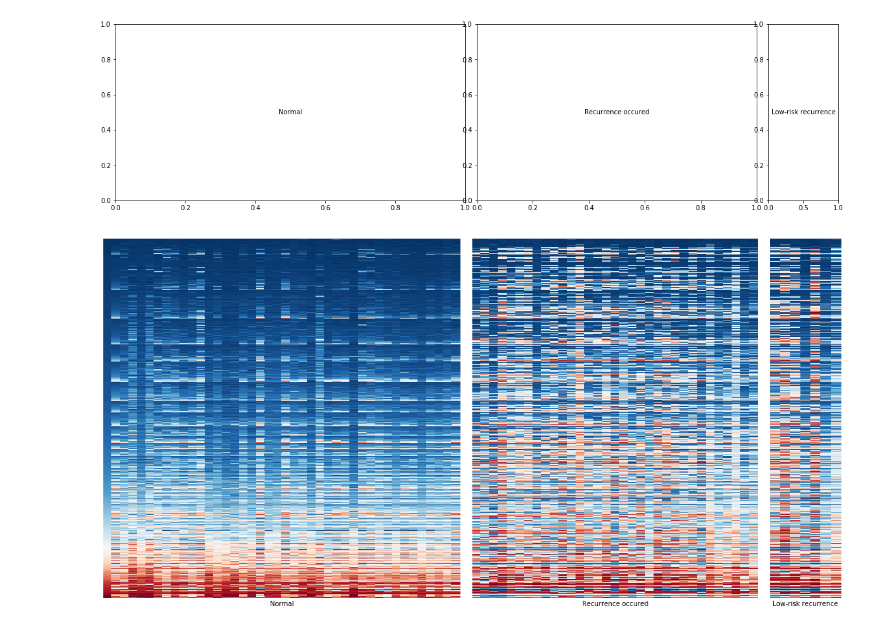
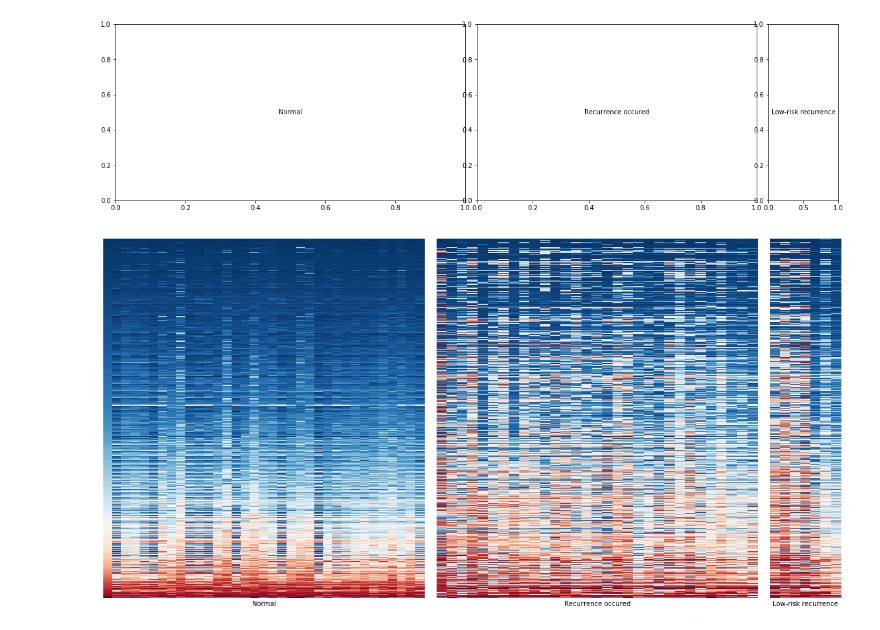
Before and after one commit to singuyenmai/DMV_BRCA_TCGA, a Jupyter notebook: Visualize_meth_hormone.ipynb, the cells around one changed output. Saved outputs shown, nothing was run; the diff lists cells and outputs as text; code cells hidden in the pictures.

```diff
--- a/Visualize_meth_hormone.ipynb
+++ b/Visualize_meth_hormone.ipynb
@@ -127,5 +127,5 @@ meth_matrix.shape
 # %%
-grid_kws = {"width_ratios": (0.5, 0.4, 0.1), "wspace": 0.05}
+grid_kws = {"width_ratios": (0.45, 0.45, 0.1), "wspace": 0.05}
 fig, axes = plt.subplots(1, 3, figsize=(20,5), gridspec_kw=grid_kws)
 
 for label, ax in zip(['Normal', 'Complete response', 'Progressive/Stable'], axes):
@@ -135,5 +135,5 @@ for label, ax in zip(['Normal', 'Complete response', 'Progressive/Stable'], axes
 # %%
-grid_kws = {"width_ratios": (0.5, 0.4, 0.1), "wspace": 0.05}
+grid_kws = {"width_ratios": (0.45, 0.45, 0.1), "wspace": 0.05}
 fig, axes = plt.subplots(1, 3, figsize=(20,10), gridspec_kw=grid_kws)
 
 for label, ax in zip(['Normal', 'Complete response', 'Progressive/Stable'], axes):
@@ -172,17 +172,17 @@ for label, ax in zip(['Normal', 'Recurrence occured', 'Low-risk recurrence'], ax
 # %% [output]
 [figure]
 # %%
-grid_kws = {"width_ratios": (0.5, 0.4, 0.1), "wspace": 0.05}
+grid_kws = {"width_ratios": (0.45, 0.45, 0.1), "wspace": 0.05}
 fig, axes = plt.subplots(1, 3, figsize=(20,10), gridspec_kw=grid_kws)
 
 for label, ax in zip(['Normal', 'Recurrence occured', 'Low-risk recurrence'], axes):
     sns.heatmap(data=meth_matrix.loc[:, labels_aliquots[label]],
                 cmap="RdBu_r", vmin=0, vmax=1,
                 ax=ax, cbar=False,
                 xticklabels=False, yticklabels=False)
     ax.set_ylabel('')
     ax.set_xlabel(label)
 # %% [output]
-[figure, old version]
+[figure, new version]
 # %%
 fig.savefig("./plots/methdata.hormone.recurrence_status.png", bbox_inches = 'tight', transparent=True)
```
Also changed, not shown: parts of 8 cells of this notebook, 16 other files.
